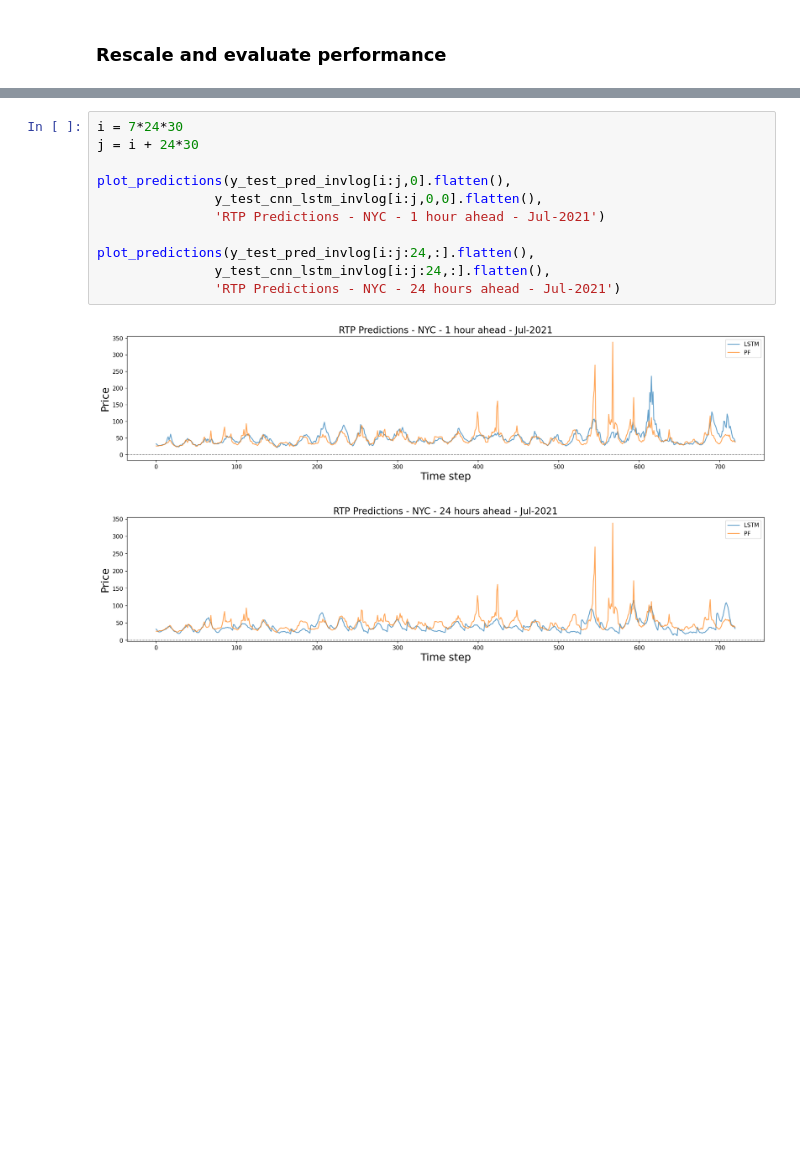
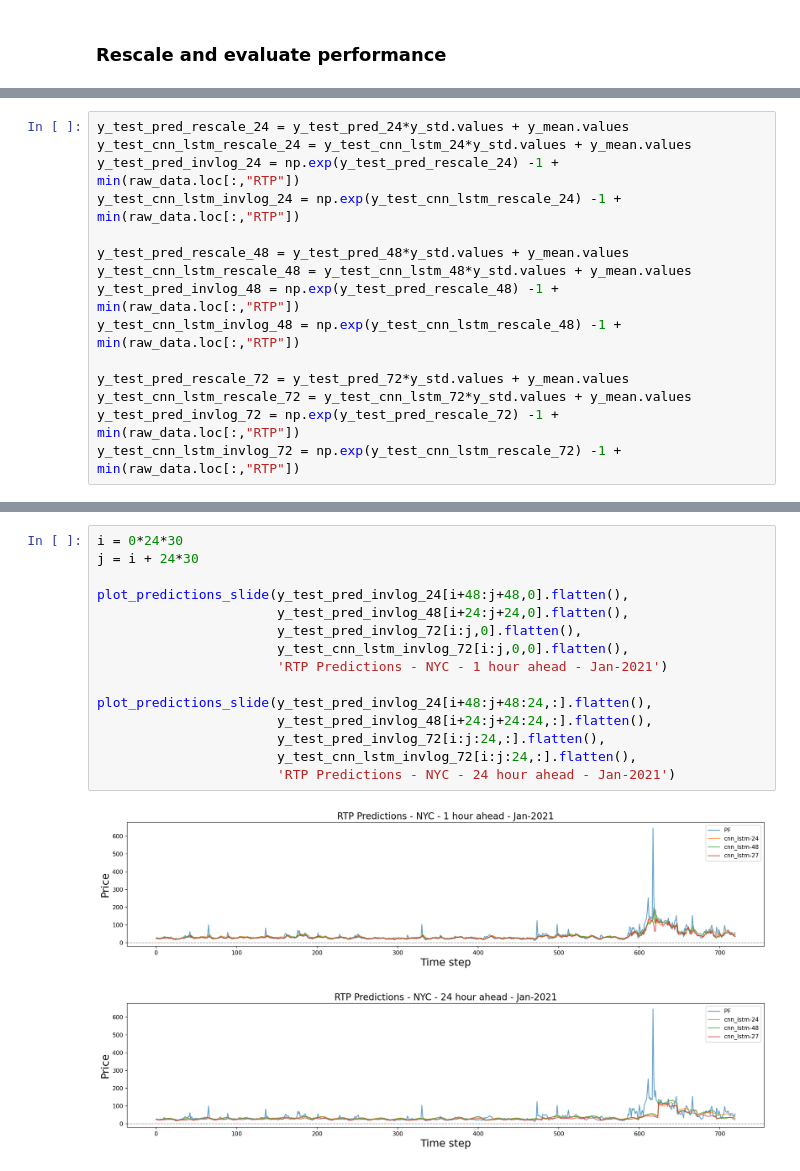
Before and after one commit to nhartz24/EAEE_E4000_Final_Project_RTP_Prediction, a Jupyter notebook: CNN_LSTM_model.ipynb, the cells around one changed output, grey strips where cells are left out. Cells and saved outputs as stored; diff of their text form; blank space fills up the shorter version.

Commit message:
Updated notebooks with figures

```diff
--- a/CNN_LSTM_model.ipynb
+++ b/CNN_LSTM_model.ipynb
@@ -355,0 +469,15 @@ RMSE: 19.2752
+# %%
+y_test_pred_rescale_24 = y_test_pred_24*y_std.values + y_mean.values
+y_test_cnn_lstm_rescale_24 = y_test_cnn_lstm_24*y_std.values + y_mean.values
+y_test_pred_invlog_24 = np.exp(y_test_pred_rescale_24) -1 + min(raw_data.loc[:,"RTP"])
+y_test_cnn_lstm_invlog_24 = np.exp(y_test_cnn_lstm_rescale_24) -1 + min(raw_data.loc[:,"RTP"])
+
+y_test_pred_rescale_48 = y_test_pred_48*y_std.values + y_mean.values
+y_test_cnn_lstm_rescale_48 = y_test_cnn_lstm_48*y_std.values + y_mean.values
+y_test_pred_invlog_48 = np.exp(y_test_pred_rescale_48) -1 + min(raw_data.loc[:,"RTP"])
+y_test_cnn_lstm_invlog_48 = np.exp(y_test_cnn_lstm_rescale_48) -1 + min(raw_data.loc[:,"RTP"])
+
+y_test_pred_rescale_72 = y_test_pred_72*y_std.values + y_mean.values
+y_test_cnn_lstm_rescale_72 = y_test_cnn_lstm_72*y_std.values + y_mean.values
+y_test_pred_invlog_72 = np.exp(y_test_pred_rescale_72) -1 + min(raw_data.loc[:,"RTP"])
+y_test_cnn_lstm_invlog_72 = np.exp(y_test_cnn_lstm_rescale_72) -1 + min(raw_data.loc[:,"RTP"])
@@ -370,14 +560,18 @@ plot_predictions(y_test_pred_invlog[i:j:24,:].flatten(),
 # %%
-i = 7*24*30
+i = 0*24*30
 j = i + 24*30
 
-plot_predictions(y_test_pred_invlog[i:j,0].flatten(),
-               y_test_cnn_lstm_invlog[i:j,0,0].flatten(),
-               'RTP Predictions - NYC - 1 hour ahead - Jul-2021')
+plot_predictions_slide(y_test_pred_invlog_24[i+48:j+48,0].flatten(),
+                       y_test_pred_invlog_48[i+24:j+24,0].flatten(),
+                       y_test_pred_invlog_72[i:j,0].flatten(),
+                       y_test_cnn_lstm_invlog_72[i:j,0,0].flatten(),
+                       'RTP Predictions - NYC - 1 hour ahead - Jan-2021')
 
-plot_predictions(y_test_pred_invlog[i:j:24,:].flatten(),
-               y_test_cnn_lstm_invlog[i:j:24,:].flatten(),
-               'RTP Predictions - NYC - 24 hours ahead - Jul-2021')
+plot_predictions_slide(y_test_pred_invlog_24[i+48:j+48:24,:].flatten(),
+                       y_test_pred_invlog_48[i+24:j+24:24,:].flatten(),
+                       y_test_pred_invlog_72[i:j:24,:].flatten(),
+                       y_test_cnn_lstm_invlog_72[i:j:24,:].flatten(),
+                       'RTP Predictions - NYC - 24 hour ahead - Jan-2021')
 # %% [output]
-[figure, old version]
+[figure, new version]
-[figure, old version]
+[figure, new version]
```
Also changed, not shown: parts of 32 cells of this notebook, 14 other files.
